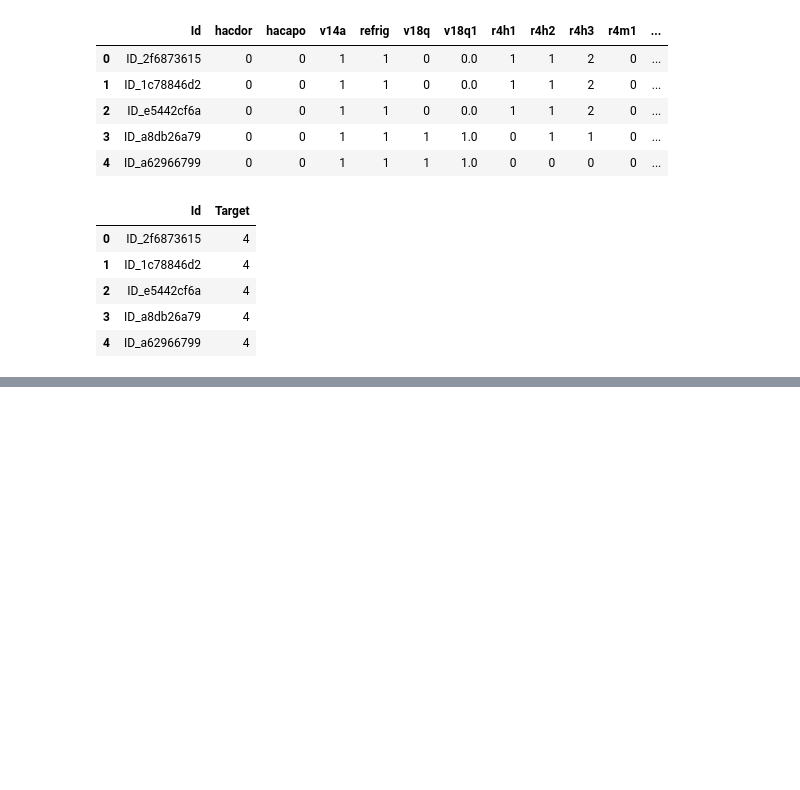
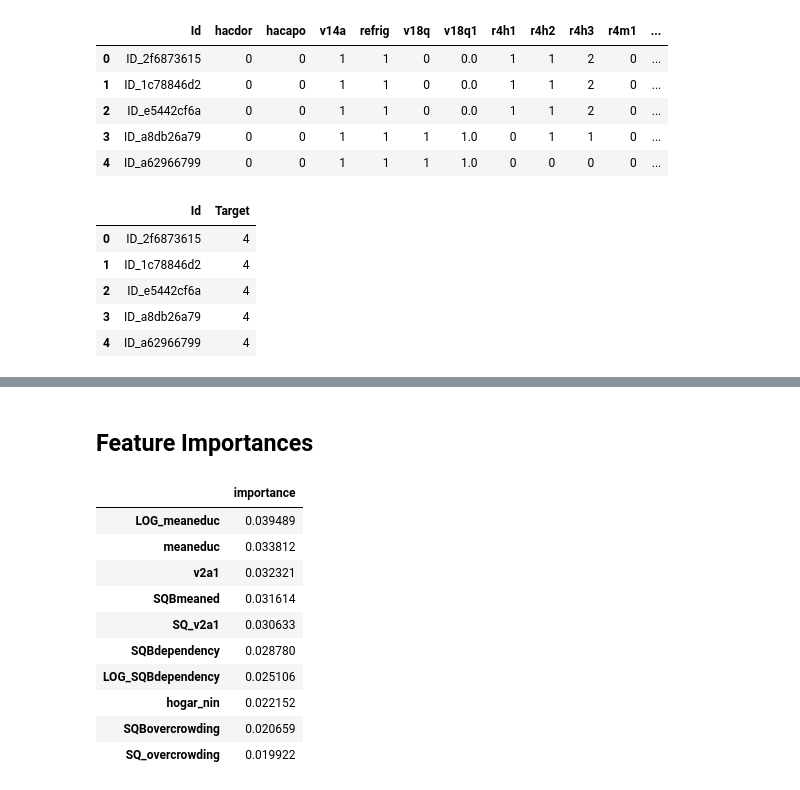
Before and after one commit to nemasobhani/Kaggle-Costa-Rican-Poverty-Prediction, a Jupyter notebook: FINAL_REPORT.ipynb, the cells around one changed output, grey strips where cells are left out. Saved outputs shown, nothing was run; the diff lists cells and outputs as text; code cells hidden in the pictures; blank space fills up the shorter version.

```diff
--- a/FINAL_REPORT.ipynb
+++ b/FINAL_REPORT.ipynb
@@ -983,0 +997,17 @@ BLAH!!!
+# %% [markdown]
+## Feature Importances
+# %%
+# From Random Forest
+feature_importances.head(10)
+# %% [output]
+|  | importance |
+| LOG_meaneduc | 0.039489 |
+| meaneduc | 0.033812 |
+| v2a1 | 0.032321 |
+| SQBmeaned | 0.031614 |
+| SQ_v2a1 | 0.030633 |
+| SQBdependency | 0.028780 |
+| LOG_SQBdependency | 0.025106 |
+| hogar_nin | 0.022152 |
+| SQBovercrowding | 0.020659 |
+| SQ_overcrowding | 0.019922 |
```
Also changed, not shown: parts of 34 cells of this notebook, 2 other files.
